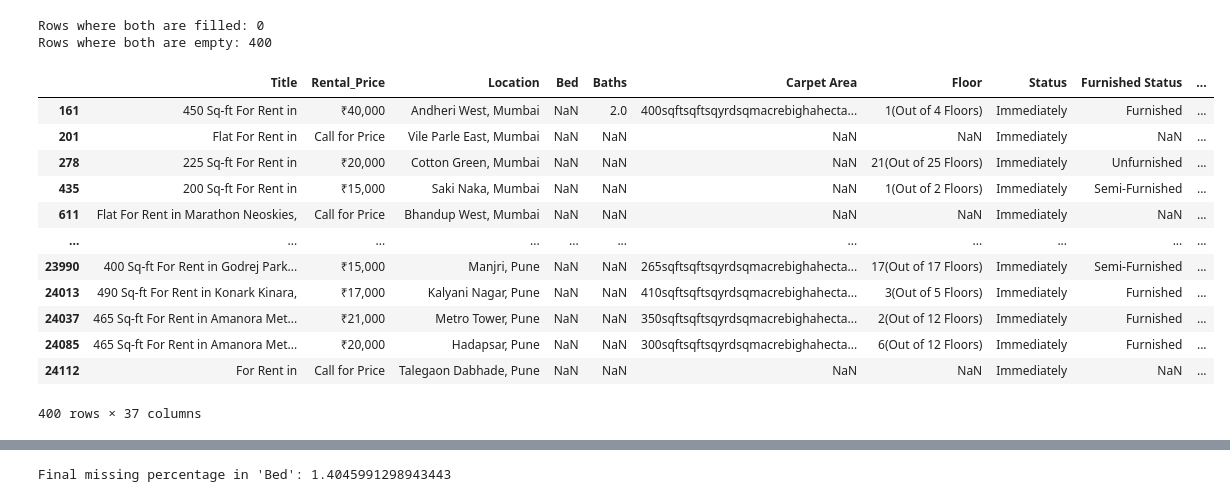
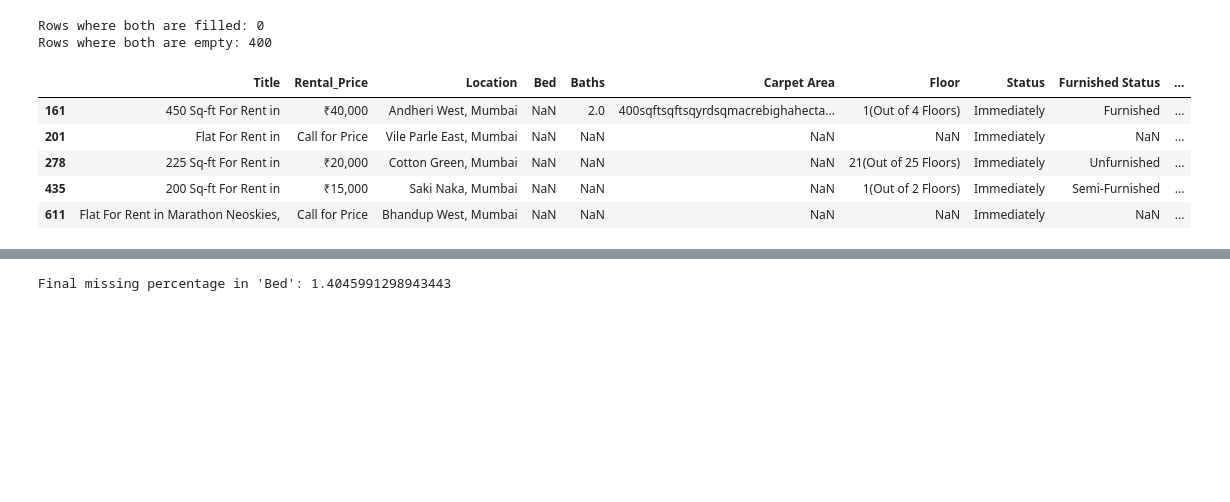
Before and after one commit to Himanshu7d3/House_Rent_Prediction, a Jupyter notebook: New_Data_Cleaning.ipynb, the cells around one changed output, grey strips where cells are left out. Drawn from its saved outputs; the diff is of its cells as text; code cells hidden in the pictures; blank space fills up the shorter version.

```diff
--- a/New_Data_Cleaning.ipynb
+++ b/New_Data_Cleaning.ipynb
@@ -466,21 +461,14 @@ print(f"Rows where both are empty: {both_null}")
 Rows where both are filled: 0
 Rows where both are empty: 400
 # %%
-df2[df2['Bed'].isnull() & df2['Beds'].isnull()]
+df2[df2['Bed'].isnull() & df2['Beds'].isnull()].head()
 # %% [output]
 |  | Title | Rental_Price | Location | Bed | Baths | Carpet Area | Floor | Status | Furnished Status | ... |
 | 161 | 450 Sq-ft For Rent in | ₹40,000 | Andheri West, Mumbai | NaN | 2.0 | 400sqftsqftsqyrdsqmacrebighahecta... | 1(Out of 4 Floors) | Immediately | Furnished | ... |
 | 201 | Flat For Rent in | Call for Price | Vile Parle East, Mumbai | NaN | NaN | NaN | NaN | Immediately | NaN | ... |
 | 278 | 225 Sq-ft For Rent in | ₹20,000 | Cotton Green, Mumbai | NaN | NaN | NaN | 21(Out of 25 Floors) | Immediately | Unfurnished | ... |
 | 435 | 200 Sq-ft For Rent in | ₹15,000 | Saki Naka, Mumbai | NaN | NaN | NaN | 1(Out of 2 Floors) | Immediately | Semi-Furnished | ... |
 | 611 | Flat For Rent in Marathon Neoskies, | Call for Price | Bhandup West, Mumbai | NaN | NaN | NaN | NaN | Immediately | NaN | ... |
-| ... | ... | ... | ... | ... | ... | ... | ... | ... | ... | ... |
-| 23990 | 400 Sq-ft For Rent in Godrej Park... | ₹15,000 | Manjri, Pune | NaN | NaN | 265sqftsqftsqyrdsqmacrebighahecta... | 17(Out of 17 Floors) | Immediately | Semi-Furnished | ... |
-| 24013 | 490 Sq-ft For Rent in Konark Kinara, | ₹17,000 | Kalyani Nagar, Pune | NaN | NaN | 410sqftsqftsqyrdsqmacrebighahecta... | 3(Out of 5 Floors) | Immediately | Furnished | ... |
-| 24037 | 465 Sq-ft For Rent in Amanora Met... | ₹21,000 | Metro Tower, Pune | NaN | NaN | 350sqftsqftsqyrdsqmacrebighahecta... | 2(Out of 12 Floors) | Immediately | Furnished | ... |
-| 24085 | 465 Sq-ft For Rent in Amanora Met... | ₹20,000 | Hadapsar, Pune | NaN | NaN | 300sqftsqftsqyrdsqmacrebighahecta... | 6(Out of 12 Floors) | Immediately | Furnished | ... |
-| 24112 | For Rent in | Call for Price | Talegaon Dabhade, Pune | NaN | NaN | NaN | NaN | Immediately | NaN | ... |
-400 rows × 37 columns
 # %%
 # Checking bed numbers in Title and configaration columns to fill the missing values
 # Identify the 400 rows
```
Also changed, not shown: parts of 36 cells of this notebook.
